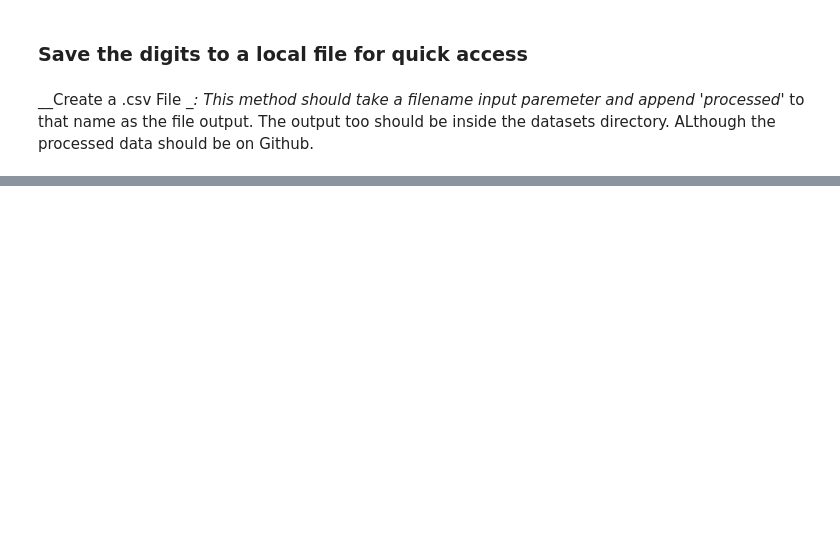
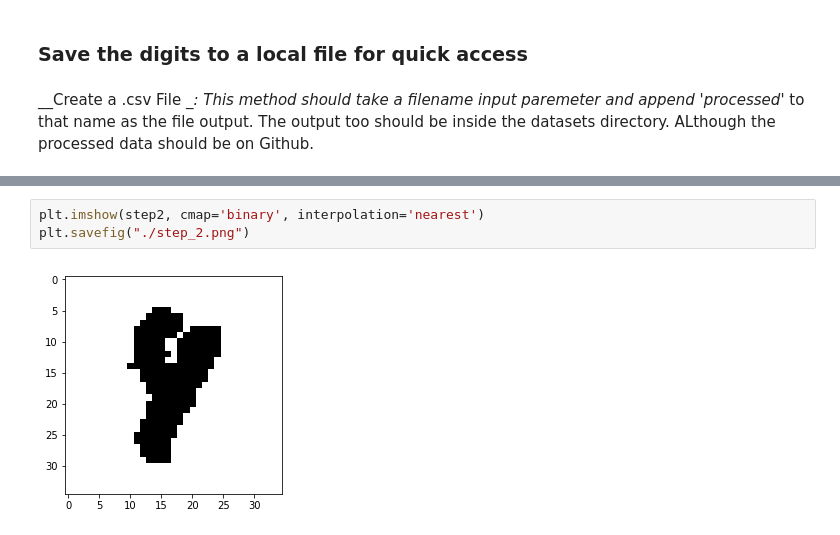
Before and after one commit to Angus-McLean/COMP551-Competition, a Jupyter notebook: 0_DataPreprocessing.ipynb, the cells around one changed output, grey strips where cells are left out. Cells and saved outputs as stored; diff of their text form; blank space fills up the shorter version.

```diff
--- a/0_DataPreprocessing.ipynb
+++ b/0_DataPreprocessing.ipynb
@@ -297,0 +373,5 @@ def saveToLocal():
+# %%
+plt.imshow(step2, cmap='binary', interpolation='nearest')
+plt.savefig("./step_2.png")
+# %% [output]
+[figure, added]
```
Also changed, not shown: parts of 12 cells of this notebook.
